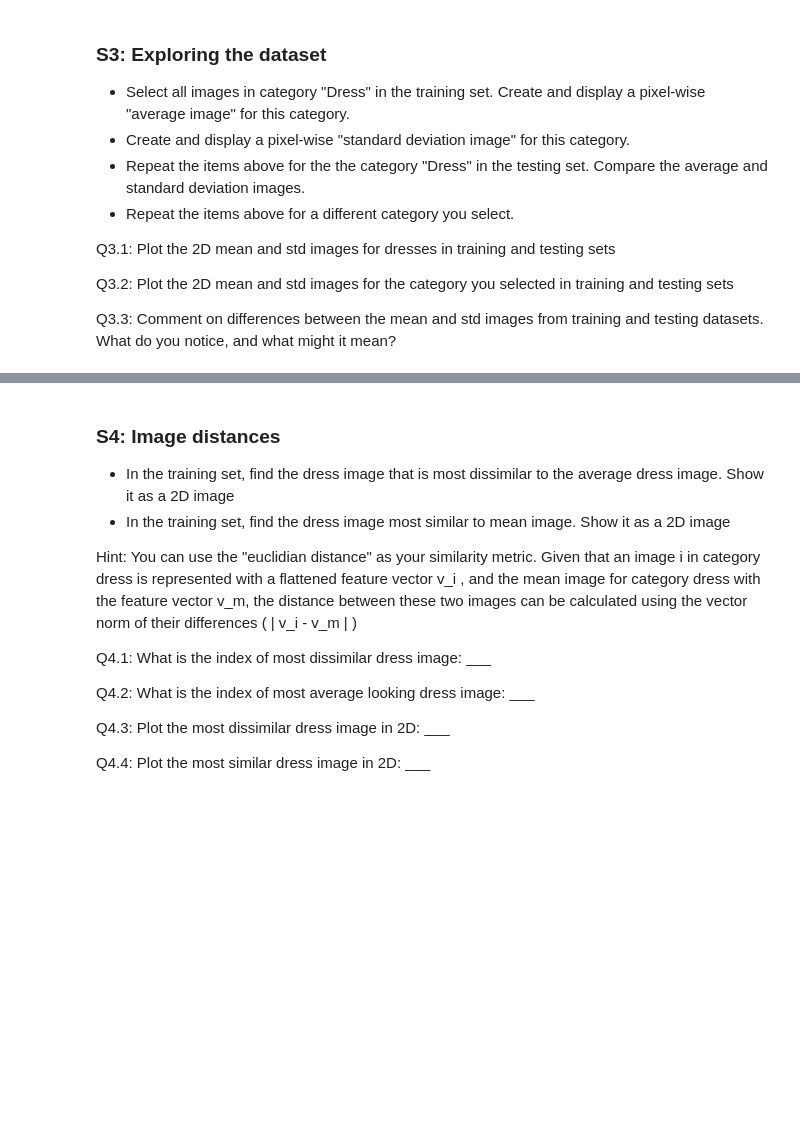
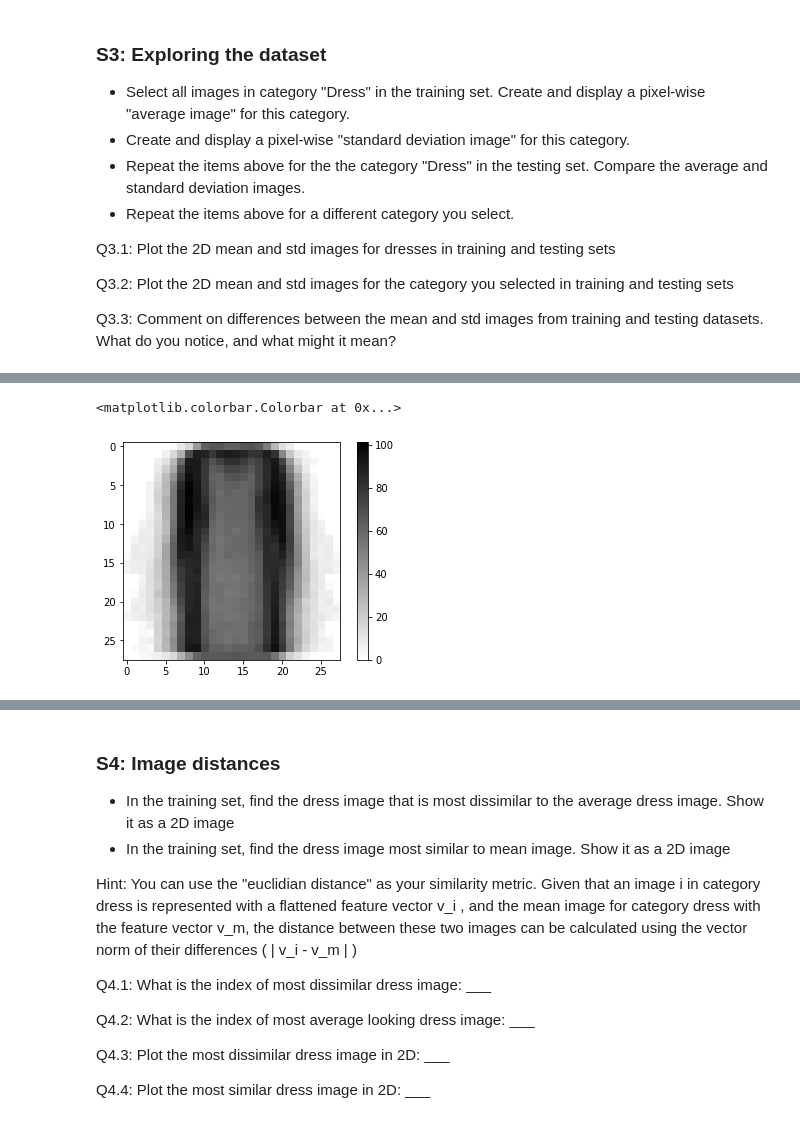
Before and after one commit to johnatawnclementawn/RemoteSensing_650_HW, a Jupyter notebook: HW1/MUSA650_Spring2022_HW1.ipynb, the cells around one changed output, grey strips where cells are left out. Drawn from its saved outputs; the diff is of its cells as text; code cells hidden in the pictures; blank space fills up the shorter version.

```diff
--- a/HW1/MUSA650_Spring2022_HW1.ipynb
+++ b/HW1/MUSA650_Spring2022_HW1.ipynb
@@ -96,0 +126,12 @@ Q3.3: Comment on differences between the mean and std images from training and t
+# %%
+stdv = np.array(dressTrain.std())
+stdv = np.delete(stdv, 0)
+stdv = np.rint(stdv)
+stdv = stdv.astype(int)
+
+stdv = stdv.reshape(28,28)
+plt.imshow(stdv, cmap=plt.cm.binary)
+plt.colorbar()
+# %% [output]
+<matplotlib.colorbar.Colorbar at 0x...>
+[figure, added]
```
Also changed, not shown: parts of 7 cells of this notebook.
